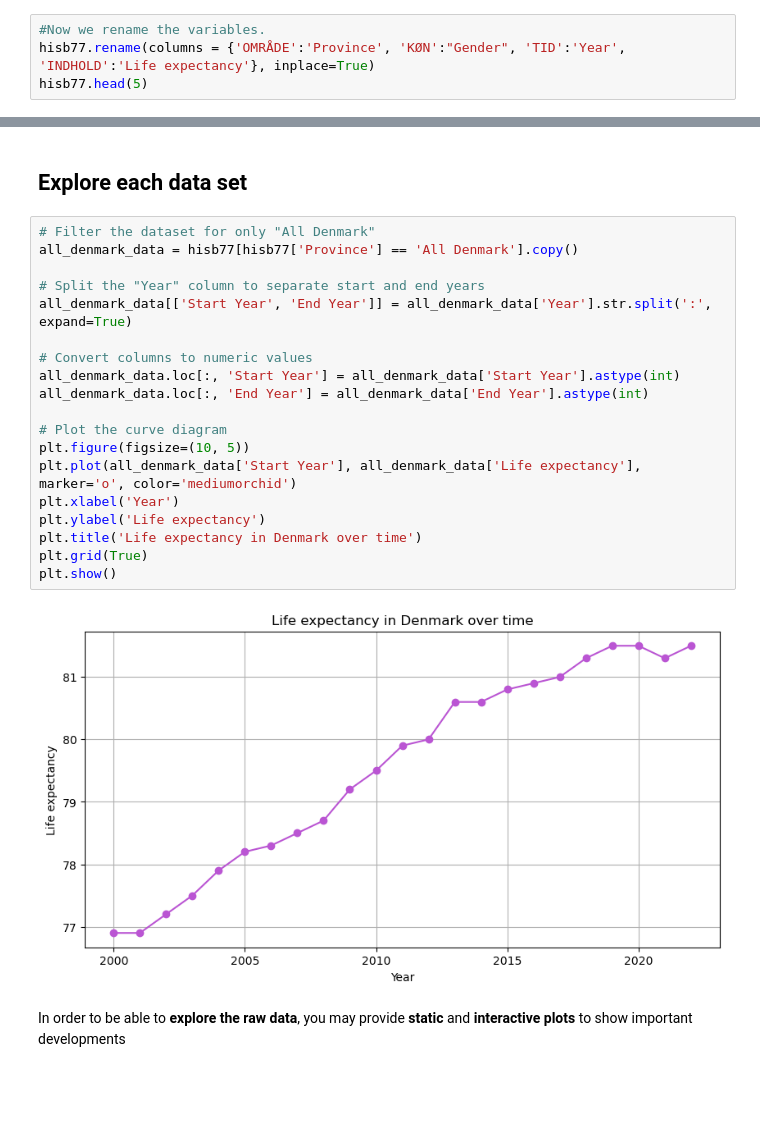
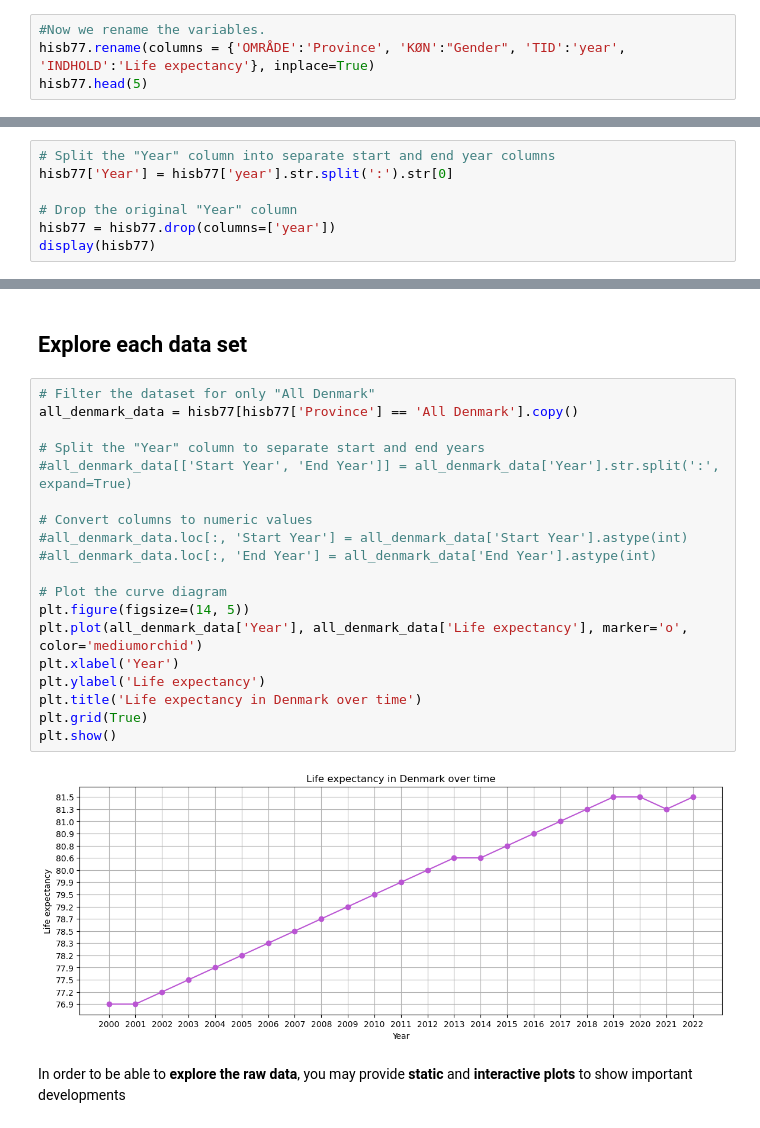
Before and after one commit to NumEconCopenhagen/projects-2024-sarah-og-pernille, a Jupyter notebook: dataproject/dataproject.ipynb, the cells around one changed output, grey strips where cells are left out. Drawn from its saved outputs; the diff is of its cells as text; blank space fills up the shorter version.

```diff
--- a/dataproject/dataproject.ipynb
+++ b/dataproject/dataproject.ipynb
@@ -70,6 +70,6 @@ display(hisb77)
 276 rows × 4 columns
 # %%
 #Now we rename the variables.
-hisb77.rename(columns = {'OMRÅDE':'Province', 'KØN':"Gender", 'TID':'Year', 'INDHOLD':'Life expectancy'}, inplace=True)
+hisb77.rename(columns = {'OMRÅDE':'Province', 'KØN':"Gender", 'TID':'year', 'INDHOLD':'Life expectancy'}, inplace=True)
 hisb77.head(5)
 # %% [output]
@@ -137,3 +137,10 @@ display(hisb77)
 | 274 | Province Østsjælland | 2021:2022 | 81.7 |
 | 275 | Province Østsjælland | 2022:2023 | 82.0 |
 276 rows × 3 columns
+# %%
+# Split the "Year" column into separate start and end year columns
+hisb77['Year'] = hisb77['year'].str.split(':').str[0]
+
+# Drop the original "Year" column
+hisb77 = hisb77.drop(columns=['year'])
+display(hisb77)
@@ -224,24 +263,24 @@ display(education)
 # %%
 # Filter the dataset for only "All Denmark"
 all_denmark_data = hisb77[hisb77['Province'] == 'All Denmark'].copy()
 
 # Split the "Year" column to separate start and end years
-all_denmark_data[['Start Year', 'End Year']] = all_denmark_data['Year'].str.split(':', expand=True)
+#all_denmark_data[['Start Year', 'End Year']] = all_denmark_data['Year'].str.split(':', expand=True)
 
 # Convert columns to numeric values
-all_denmark_data.loc[:, 'Start Year'] = all_denmark_data['Start Year'].astype(int)
-all_denmark_data.loc[:, 'End Year'] = all_denmark_data['End Year'].astype(int)
+#all_denmark_data.loc[:, 'Start Year'] = all_denmark_data['Start Year'].astype(int)
+#all_denmark_data.loc[:, 'End Year'] = all_denmark_data['End Year'].astype(int)
 
 # Plot the curve diagram
-plt.figure(figsize=(10, 5))
-plt.plot(all_denmark_data['Start Year'], all_denmark_data['Life expectancy'], marker='o', color='mediumorchid')
+plt.figure(figsize=(14, 5))
+plt.plot(all_denmark_data['Year'], all_denmark_data['Life expectancy'], marker='o', color='mediumorchid')
 plt.xlabel('Year')
 plt.ylabel('Life expectancy')
 plt.title('Life expectancy in Denmark over time')
 plt.grid(True)
 plt.show()
 # %% [output]
-[figure, old version]
+[figure, new version]
 # %% [markdown]
 In order to be able to **explore the raw data**, you may provide **static** and **interactive plots** to show important developments
 # %% [markdown]
```
Also changed, not shown: parts of 15 cells of this notebook.
